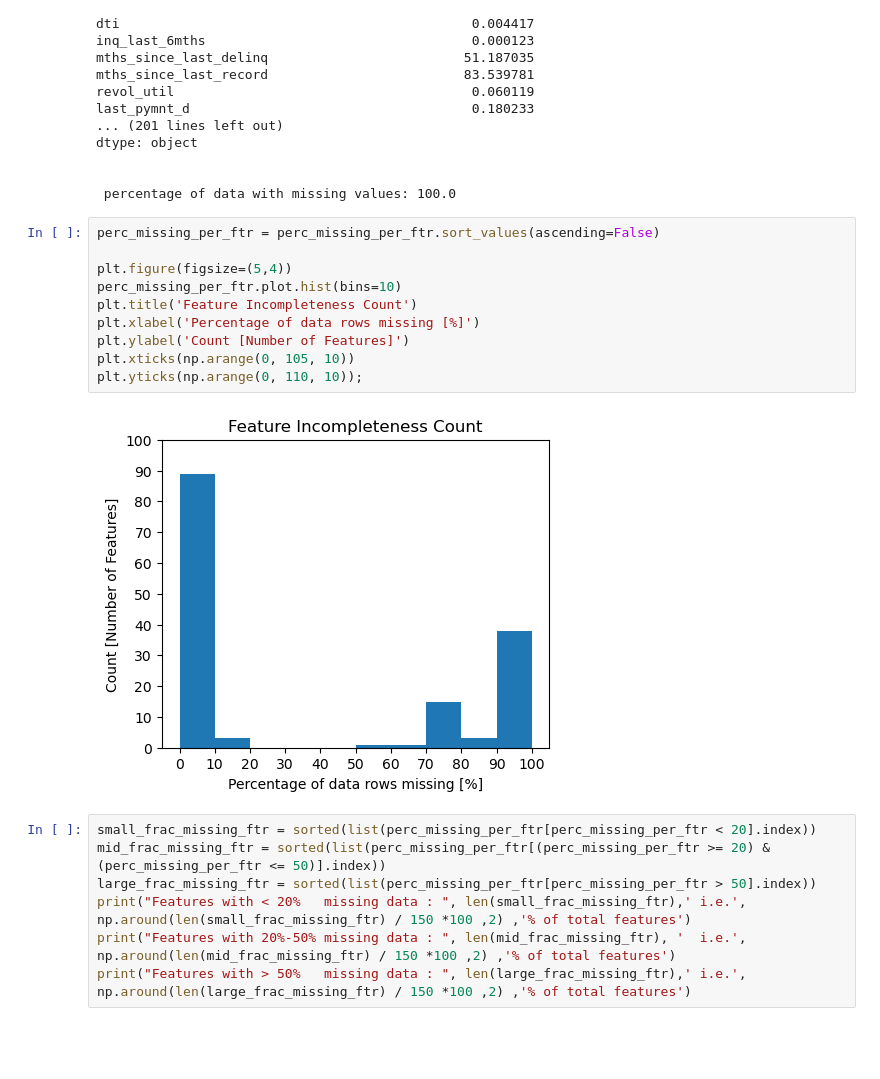
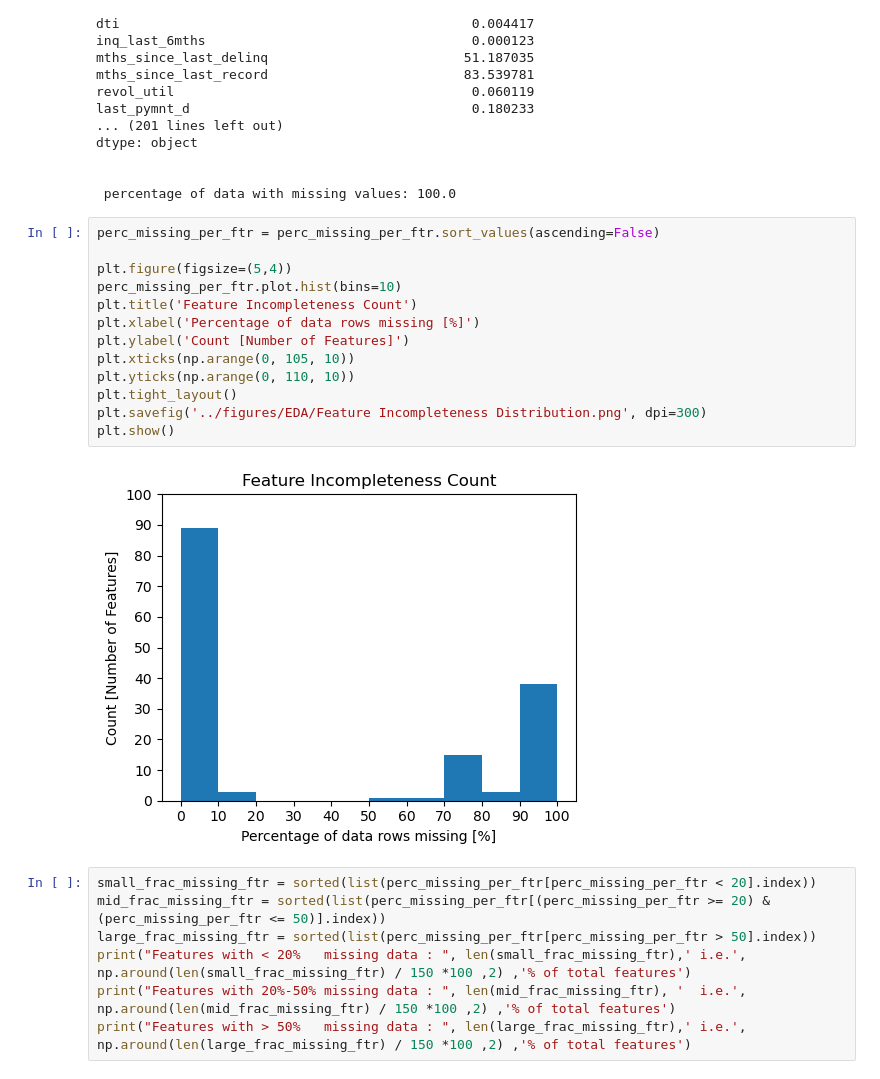
Before and after one commit to yxing12/data1030-load-default-prob, a Jupyter notebook: src/loan_default_prob_20w.ipynb, the cells around one changed output. Cells and saved outputs as stored; diff of their text form; blank space fills up the shorter version.

```diff
--- a/src/loan_default_prob_20w.ipynb
+++ b/src/loan_default_prob_20w.ipynb
@@ -182,15 +188,18 @@ dtype: object
 # %%
 perc_missing_per_ftr = perc_missing_per_ftr.sort_values(ascending=False)
 
 plt.figure(figsize=(5,4))
 perc_missing_per_ftr.plot.hist(bins=10)
 plt.title('Feature Incompleteness Count')
 plt.xlabel('Percentage of data rows missing [%]')
 plt.ylabel('Count [Number of Features]')
 plt.xticks(np.arange(0, 105, 10))
-plt.yticks(np.arange(0, 110, 10));
+plt.yticks(np.arange(0, 110, 10))
+plt.tight_layout()
+plt.savefig('../figures/EDA/Feature Incompleteness Distribution.png', dpi=300)
+plt.show()
 # %% [output]
-[figure, old version]
+[figure, new version]
 # %%
 small_frac_missing_ftr = sorted(list(perc_missing_per_ftr[perc_missing_per_ftr < 20].index))
 mid_frac_missing_ftr = sorted(list(perc_missing_per_ftr[(perc_missing_per_ftr >= 20) & (perc_missing_per_ftr <= 50)].index))
```
Also changed, not shown: parts of 13 cells of this notebook, 12 other files.
